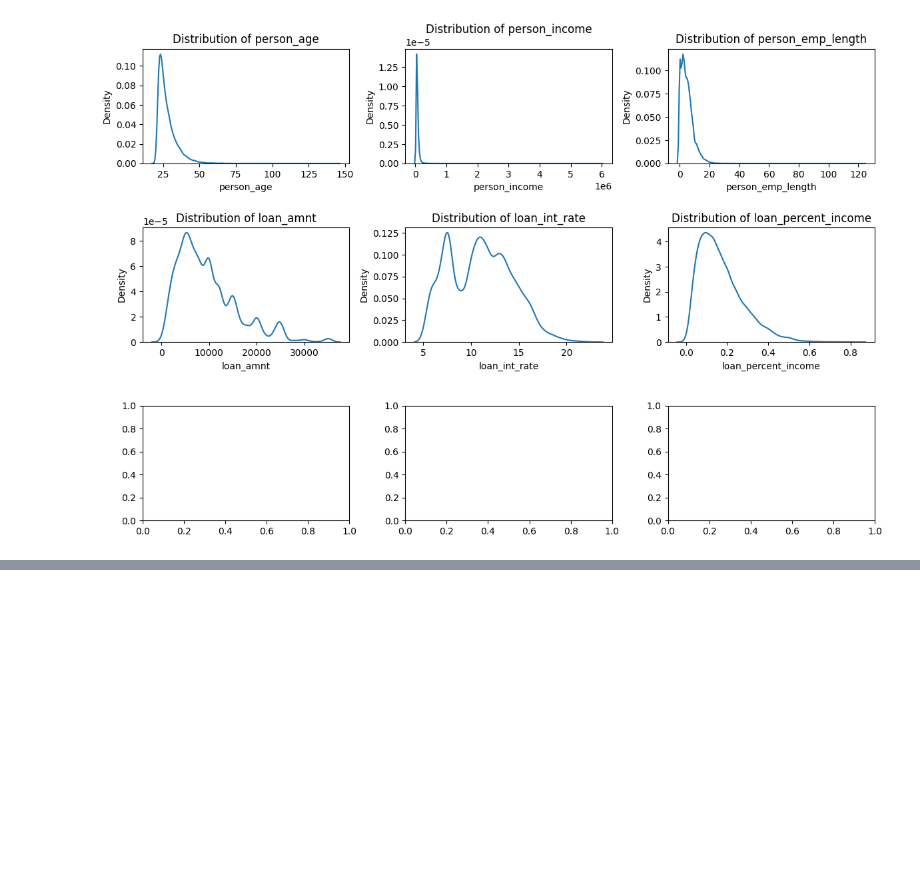
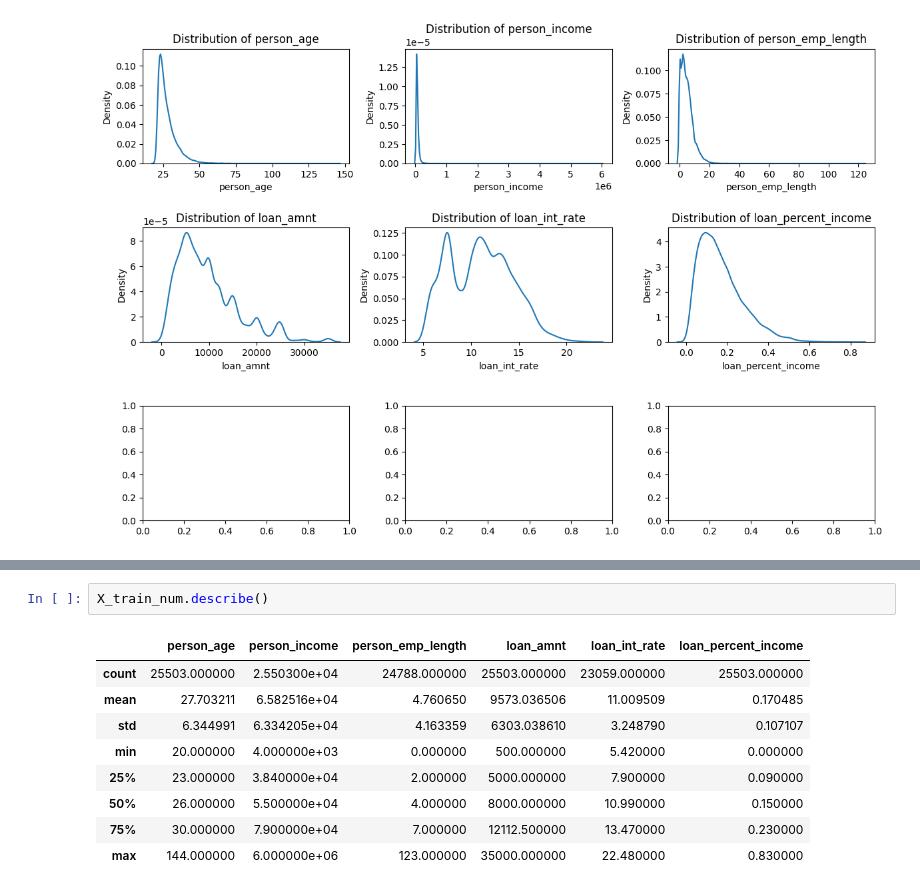
Before and after one commit to Cakurniawan/pacmann-intro-ml, a Jupyter notebook: mentoring-3/Mentoring_03_Candra_kurniawan.ipynb, the cells around one changed output, grey strips where cells are left out. Cells and saved outputs as stored; diff of their text form; blank space fills up the shorter version.

```diff
--- a/mentoring-3/Mentoring_03_Candra_kurniawan.ipynb
+++ b/mentoring-3/Mentoring_03_Candra_kurniawan.ipynb
@@ -509,0 +517,12 @@ plt.show()
+# %%
+X_train_num.describe()
+# %% [output]
+|  | person_age | person_income | person_emp_length | loan_amnt | loan_int_rate | loan_percent_income |
+| count | 25503.000000 | 2.550300e+04 | 24788.000000 | 25503.000000 | 23059.000000 | 25503.000000 |
+| mean | 27.703211 | 6.582516e+04 | 4.760650 | 9573.036506 | 11.009509 | 0.170485 |
+| std | 6.344991 | 6.334205e+04 | 4.163359 | 6303.038610 | 3.248790 | 0.107107 |
+| min | 20.000000 | 4.000000e+03 | 0.000000 | 500.000000 | 5.420000 | 0.000000 |
+| 25% | 23.000000 | 3.840000e+04 | 2.000000 | 5000.000000 | 7.900000 | 0.090000 |
+| 50% | 26.000000 | 5.500000e+04 | 4.000000 | 8000.000000 | 10.990000 | 0.150000 |
+| 75% | 30.000000 | 7.900000e+04 | 7.000000 | 12112.500000 | 13.470000 | 0.230000 |
+| max | 144.000000 | 6.000000e+06 | 123.000000 | 35000.000000 | 22.480000 | 0.830000 |
```
Also changed, not shown: parts of 37 cells of this notebook.
